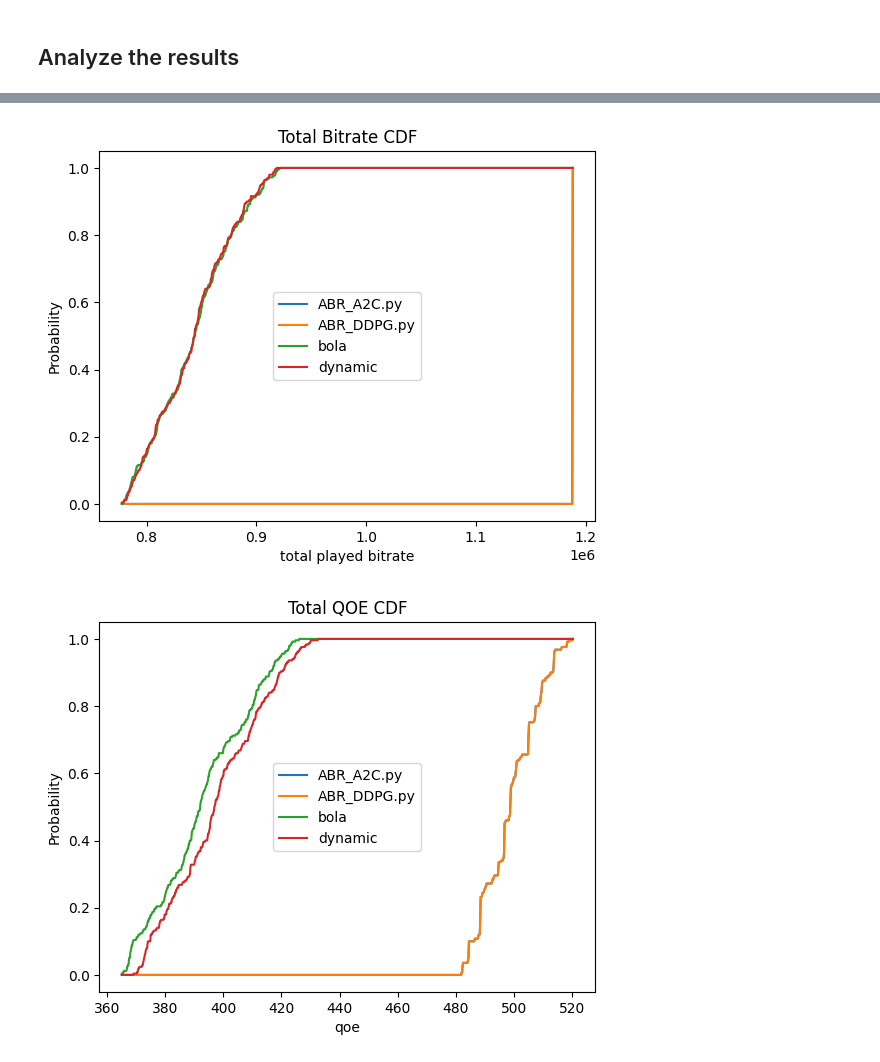
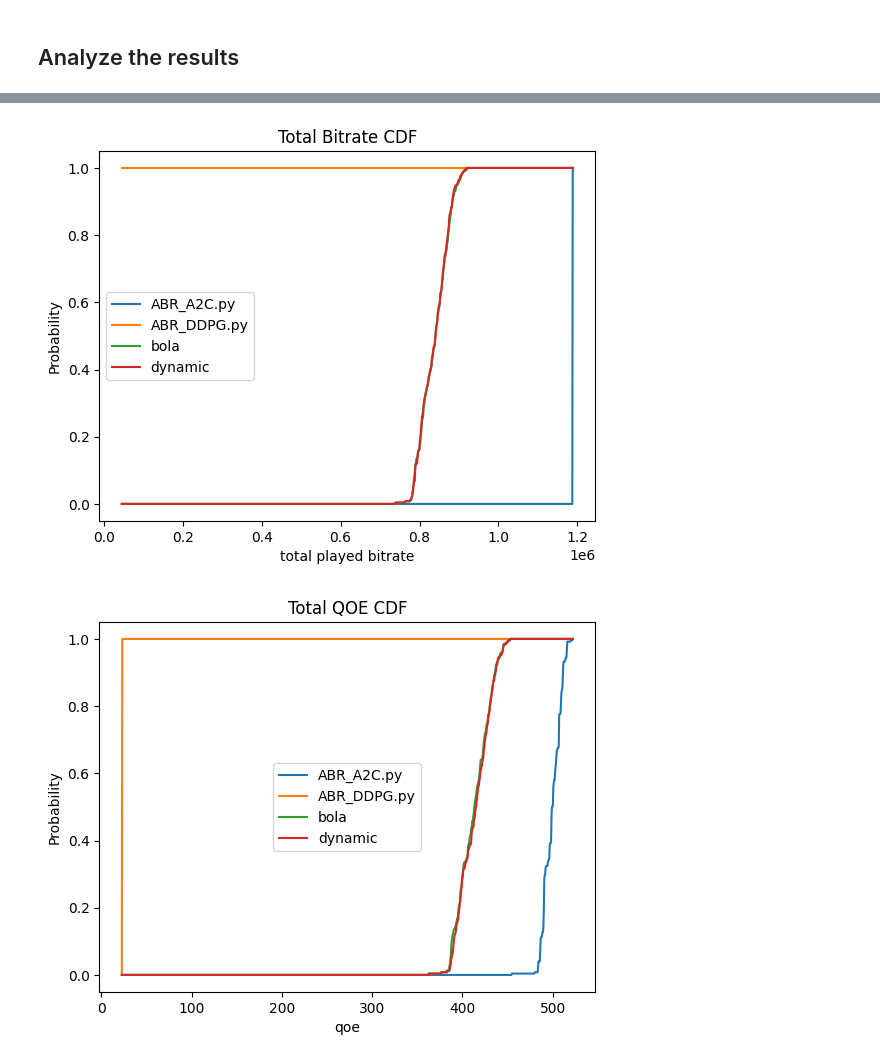
Before and after one commit to g-hurst/RL-based-ABR-streaming, a Jupyter notebook: src/main.ipynb, the cells around one changed output, grey strips where cells are left out. Saved outputs shown, nothing was run; the diff lists cells and outputs as text; code cells hidden in the pictures.

```diff
--- a/src/main.ipynb
+++ b/src/main.ipynb
@@ -50,7 +50,7 @@ manifests = [get_movie_manifest(m) for m in movies]
 # and then re-run the code to test another day
 random.seed(69420)
 
-n_views_per_trace = 4
+n_views_per_trace = 1
 n_chunks = sum(len(m.segments) for m in manifests)
 print('Summary of Network Data:')
 test_train_split = 0.75
@@ -72,7 +72,8 @@ for k, v in network_traces.items():
 
 DATA = network_traces['hd_traces']
 manifest = manifests[0]
-qoe_alpha, qoe_beta, qoe_delta = (1/len(manifest.bitrates), 1/len(manifest.bitrates), 1/(15 * manifest.segment_time))
+qoe_alpha, qoe_beta, qoe_delta = (1/len(manifest.bitrates), 1/(4*len(manifest.bitrates)), len(manifest.segments)/(7*manifest.segment_time))
+print(qoe_alpha, qoe_beta, qoe_delta)
 # %% [output]
 Summary of Network Data:
   hd_traces:
@@ -301,7 +288,7 @@ def plot_cdf(metric, title):
     data = []
     fig, ax = plt.subplots()
     ax.set_title(title)
-    labels = ['dynamic']#list(results_df['algorithm'].unique())
+    labels = list(results_df['algorithm'].unique())
     min_val = min(results_df[metric])
     max_val = max(results_df[metric])
     x_vals = np.linspace(stop=max_val, start=min_val, num=1000)
@@ -331,2 +318,2 @@ plot_cdf(metric='qoe',
-[figure, old version]
+[figure, new version]
-[figure, old version]
+[figure, new version]
```
Also changed, not shown: parts of 5 cells of this notebook, 6 other files.
